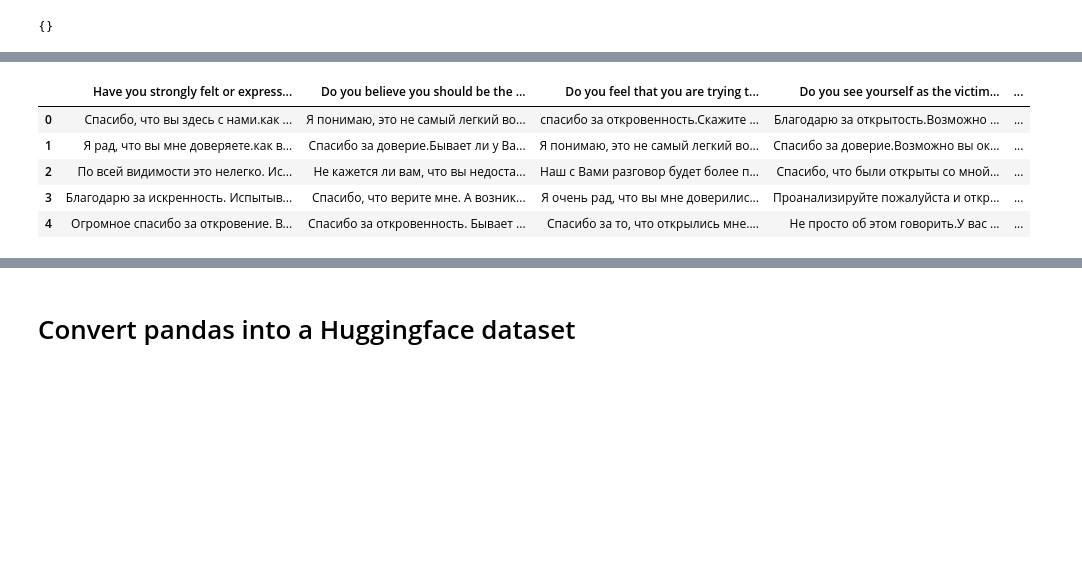
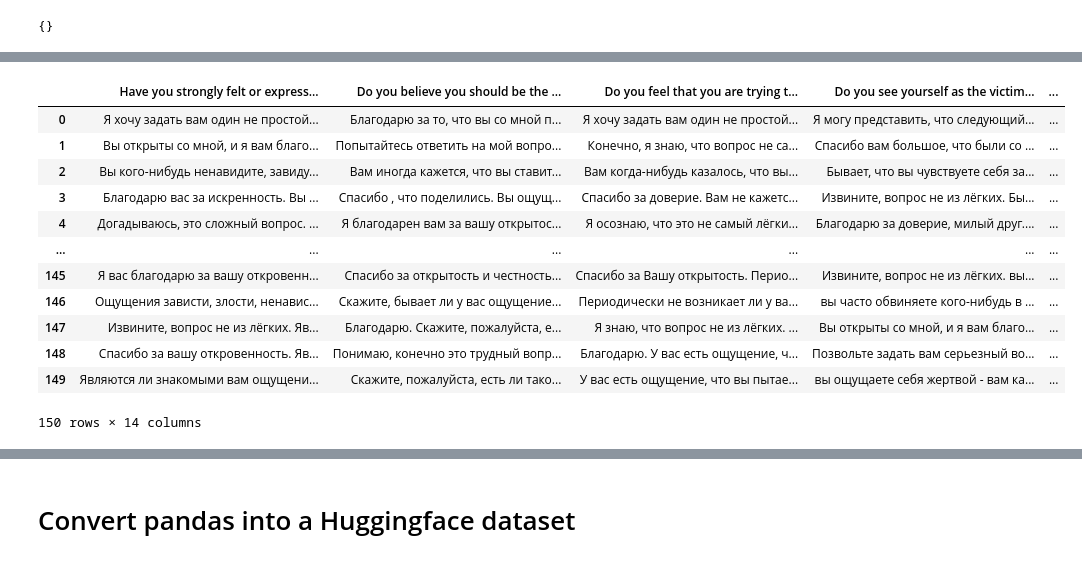
Before and after one commit to MariaMillet/psychotherapy_chatbot, a Jupyter notebook: generate_synthetic_dataset.ipynb, the cells around one changed output, grey strips where cells are left out. Drawn from its saved outputs; the diff is of its cells as text; code cells hidden in the pictures; blank space fills up the shorter version.

```diff
--- a/generate_synthetic_dataset.ipynb
+++ b/generate_synthetic_dataset.ipynb
@@ -159,8 +156,11 @@ def split_emp_base(corpus, base_utterance):
 
   for sentence in corpus:
     my_list = re.split('[.!?]', sentence)
-    if '' in my_list:
-      my_list.remove('')
+    for sentence in my_list:
+      if len(sentence) <= 5:
+        my_list.remove(sentence)
+    # if '' in my_list:
+      # my_list.remove('')
     simil_list = []
     for sent in my_list:
       simil = util.cos_sim(base_embedding[0][0], pipe(sent)[0][0])
@@ -169,8 +169,13 @@ def split_emp_base(corpus, base_utterance):
       if simil_list[0] < simil_list[1]:
         empathy_utterances.append(my_list[0])
         base_utterances.append(my_list[1])
+      else:
+        empathy_utterances.append(my_list[1])
+        base_utterances.append(my_list[0])
     elif len(my_list)==1:
       base_utterances.append(my_list[0])
+  print(f"length of base utteranced {len(base_utterances)}")
+  print(f"length of corpus {len(corpus)}")
   return base_utterances, empathy_utterances
 # %%
 # complete "split_utterances" dictionary with initial/additional base and empathy sentences
@@ -247,0 +329,2 @@ split_utterances['joy']['initial_empathy_sentences']
+# %%
+x = ds.filter(lambda x: x['emotion'] == "joy")['train']
@@ -259,10 +438,10 @@ def cluster(num_clusters, corpus):
   clustered_sentences = [[] for i in range(num_clusters)]
   for sentence_id, cluster_id in enumerate(cluster_assignment):
       clustered_sentences[cluster_id].append(corpus[sentence_id])
-  # for i, cluster in enumerate(clustered_sentences):
-  #     print("Cluster ", i+1)
-  #     print(cluster)
-  #     print("")
+  for i, cluster in enumerate(clustered_sentences):
+      print("Cluster ", i+1)
+      print(cluster)
+      print("")
   return clustered_sentences
 # %% [markdown]
 ## Generate utterances
@@ -374,17 +727,27 @@ synthetic_df = pd.DataFrame(columns=synthetic_df_columns)
 
 for emotion in df_dict:
   # print(df_dict[emotion])
-  emotion_dict = make_equal_length(df_dict[emotion])
-  df = pd.DataFrame.from_dict(emotion_dict)
+  # emotion_dict = make_equal_length(df_dict[emotion])
+  # df = pd.DataFrame.from_dict(emotion_dict)
+  # df = pd.DataFrame.from_dict(df_dict[emotion])
+
+  df = pd.DataFrame(dict([ (k,pd.Series(v)) for k,v in df_dict[emotion].items() ]))
   df['emotion'] = [emotion for i in range(len(df))]
   synthetic_df = pd.concat([synthetic_df, df])
 # %%
 # check
-synthetic_df.head()
+synthetic_df[synthetic_df['emotion']=='sadness']
 # %% [output]
 |  | Have you strongly felt or express... | Do you believe you should be the ... | Do you feel that you are trying t... | Do you see yourself as the victim... | ... |
-| 0 | Спасибо, что вы здесь с нами.как ... | Я понимаю, это не самый легкий во... | спасибо за откровенность.Скажите ... | Благодарю за открытость.Возможно ... | ... |
-| 1 | Я рад, что вы мне доверяете.как в... | Спасибо за доверие.Бывает ли у Ва... | Я понимаю, это не самый легкий во... | Спасибо за доверие.Возможно вы ок... | ... |
-| 2 | По всей видимости это нелегко. Ис... | Не кажется ли вам, что вы недоста... | Наш с Вами разговор будет более п... | Спасибо, что были открыты со мной... | ... |
-| 3 | Благодарю за искренность. Испытыв... | Спасибо, что верите мне. А возник... | Я очень рад, что вы мне доверилис... | Проанализируйте пожалуйста и откр... | ... |
-| 4 | Огромное спасибо за откровение. В... | Спасибо за откровенность. Бывает ... | Спасибо за то, что открылись мне.... | Не просто об этом говорить.У вас ... | ... |
+| 0 | Я хочу задать вам один не простой... | Благодарю за то, что вы со мной п... | Я хочу задать вам один не простой... | Я могу представить, что следующий... | ... |
+| 1 | Вы открыты со мной, и я вам благо... | Попытайтесь ответить на мой вопро... | Конечно, я знаю, что вопрос не са... | Спасибо вам большое, что были со ... | ... |
+| 2 | Вы кого-нибудь ненавидите, завиду... | Вам иногда кажется, что вы ставит... | Вам когда-нибудь казалось, что вы... | Бывает, что вы чувствуете себя за... | ... |
+| 3 | Благодарю вас за искренность. Вы ... | Спасибо , что поделились. Вы ощущ... | Спасибо за доверие. Вам не кажетс... | Извините, вопрос не из лёгких. Бы... | ... |
+| 4 | Догадываюсь, это сложный вопрос. ... | Я благодарен вам за вашу открытос... | Я осознаю, что это не самый лёгки... | Благодарю за доверие, милый друг.... | ... |
+| ... | ... | ... | ... | ... | ... |
+| 145 | Я вас благодарю за вашу откровенн... | Спасибо за открытость и честность... | Спасибо за Вашу открытость. Перио... | Извините, вопрос не из лёгких. вы... | ... |
+| 146 | Ощущения зависти, злости, ненавис... | Скажите, бывает ли у вас ощущение... | Периодически не возникает ли у ва... | вы часто обвиняете кого-нибудь в ... | ... |
+| 147 | Извините, вопрос не из лёгких. Яв... | Благодарю. Скажите, пожалуйста, е... | Я знаю, что вопрос не из лёгких. ... | Вы открыты со мной, и я вам благо... | ... |
+| 148 | Спасибо за вашу откровенность. Яв... | Понимаю, конечно это трудный вопр... | Благодарю. У вас есть ощущение, ч... | Позвольте задать вам серьезный во... | ... |
+| 149 | Являются ли знакомыми вам ощущени... | Скажите, пожалуйста, есть ли тако... | У вас есть ощущение, что вы пытае... | вы ощущаете себя жертвой - вам ка... | ... |
+150 rows × 14 columns
```
Also changed, not shown: parts of 33 cells of this notebook.
